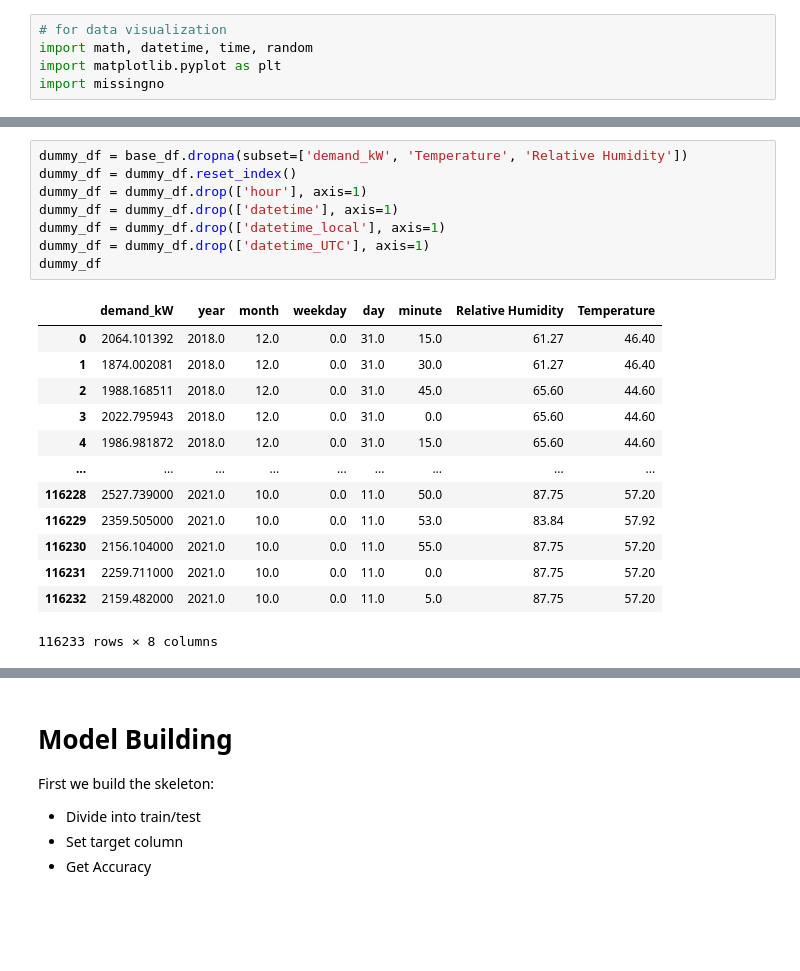
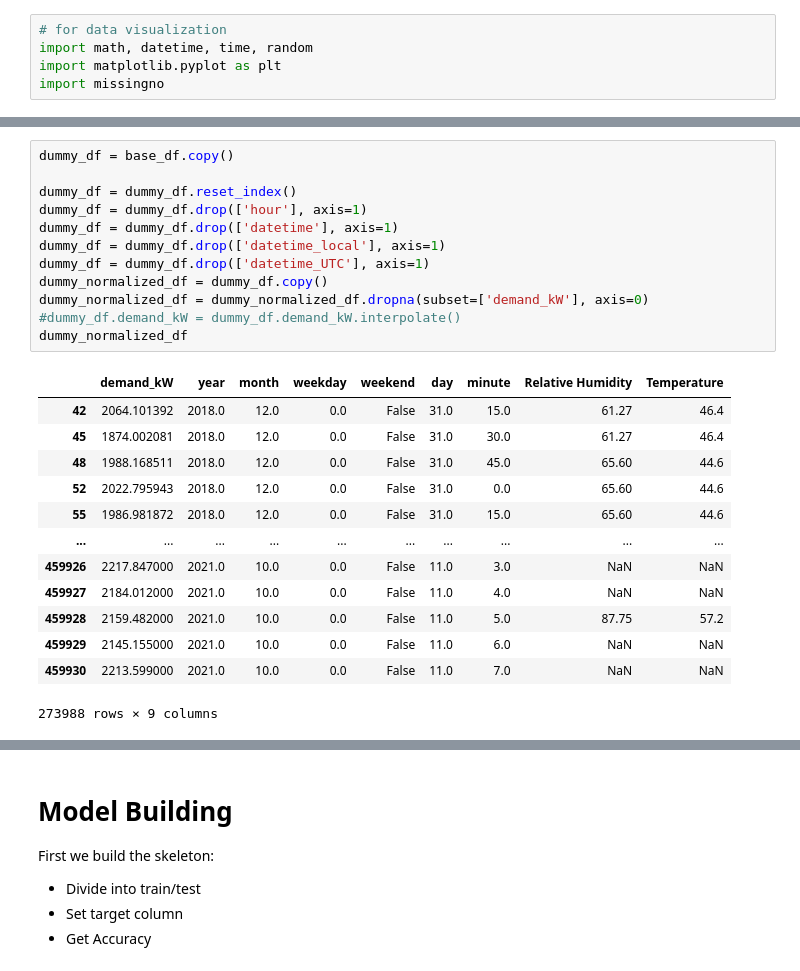
Before and after one commit to Robpennekamp/AppliedMachineLearning, a Jupyter notebook: AppliedMLdataproject2_Rob.ipynb, the cells around one changed output, grey strips where cells are left out. Drawn from its saved outputs; the diff is of its cells as text; blank space fills up the shorter version.

```diff
--- a/AppliedMLdataproject2_Rob.ipynb
+++ b/AppliedMLdataproject2_Rob.ipynb
@@ -86,22 +89,26 @@ base_df.dropna(subset=['demand_kW', 'Temperature'])
 # %%
-dummy_df = base_df.dropna(subset=['demand_kW', 'Temperature', 'Relative Humidity'])
+dummy_df = base_df.copy()
+
 dummy_df = dummy_df.reset_index()
 dummy_df = dummy_df.drop(['hour'], axis=1)
 dummy_df = dummy_df.drop(['datetime'], axis=1)
 dummy_df = dummy_df.drop(['datetime_local'], axis=1)
 dummy_df = dummy_df.drop(['datetime_UTC'], axis=1)
-dummy_df
+dummy_normalized_df = dummy_df.copy()
+dummy_normalized_df = dummy_normalized_df.dropna(subset=['demand_kW'], axis=0)
+#dummy_df.demand_kW = dummy_df.demand_kW.interpolate()
+dummy_normalized_df
 # %% [output]
-|  | demand_kW | year | month | weekday | day | minute | Relative Humidity | Temperature |
-| 0 | 2064.101392 | 2018.0 | 12.0 | 0.0 | 31.0 | 15.0 | 61.27 | 46.40 |
-| 1 | 1874.002081 | 2018.0 | 12.0 | 0.0 | 31.0 | 30.0 | 61.27 | 46.40 |
-| 2 | 1988.168511 | 2018.0 | 12.0 | 0.0 | 31.0 | 45.0 | 65.60 | 44.60 |
-| 3 | 2022.795943 | 2018.0 | 12.0 | 0.0 | 31.0 | 0.0 | 65.60 | 44.60 |
-| 4 | 1986.981872 | 2018.0 | 12.0 | 0.0 | 31.0 | 15.0 | 65.60 | 44.60 |
-| ... | ... | ... | ... | ... | ... | ... | ... | ... |
-| 116228 | 2527.739000 | 2021.0 | 10.0 | 0.0 | 11.0 | 50.0 | 87.75 | 57.20 |
-| 116229 | 2359.505000 | 2021.0 | 10.0 | 0.0 | 11.0 | 53.0 | 83.84 | 57.92 |
-| 116230 | 2156.104000 | 2021.0 | 10.0 | 0.0 | 11.0 | 55.0 | 87.75 | 57.20 |
-| 116231 | 2259.711000 | 2021.0 | 10.0 | 0.0 | 11.0 | 0.0 | 87.75 | 57.20 |
-| 116232 | 2159.482000 | 2021.0 | 10.0 | 0.0 | 11.0 | 5.0 | 87.75 | 57.20 |
+|  | demand_kW | year | month | weekday | weekend | day | minute | Relative Humidity | Temperature |
+| 42 | 2064.101392 | 2018.0 | 12.0 | 0.0 | False | 31.0 | 15.0 | 61.27 | 46.4 |
+| 45 | 1874.002081 | 2018.0 | 12.0 | 0.0 | False | 31.0 | 30.0 | 61.27 | 46.4 |
+| 48 | 1988.168511 | 2018.0 | 12.0 | 0.0 | False | 31.0 | 45.0 | 65.60 | 44.6 |
+| 52 | 2022.795943 | 2018.0 | 12.0 | 0.0 | False | 31.0 | 0.0 | 65.60 | 44.6 |
+| 55 | 1986.981872 | 2018.0 | 12.0 | 0.0 | False | 31.0 | 15.0 | 65.60 | 44.6 |
+| ... | ... | ... | ... | ... | ... | ... | ... | ... | ... |
+| 459926 | 2217.847000 | 2021.0 | 10.0 | 0.0 | False | 11.0 | 3.0 | NaN | NaN |
+| 459927 | 2184.012000 | 2021.0 | 10.0 | 0.0 | False | 11.0 | 4.0 | NaN | NaN |
+| 459928 | 2159.482000 | 2021.0 | 10.0 | 0.0 | False | 11.0 | 5.0 | 87.75 | 57.2 |
+| 459929 | 2145.155000 | 2021.0 | 10.0 | 0.0 | False | 11.0 | 6.0 | NaN | NaN |
+| 459930 | 2213.599000 | 2021.0 | 10.0 | 0.0 | False | 11.0 | 7.0 | NaN | NaN |
-116233 rows × 8 columns
+273988 rows × 9 columns
```
Also changed, not shown: parts of 21 cells of this notebook.
